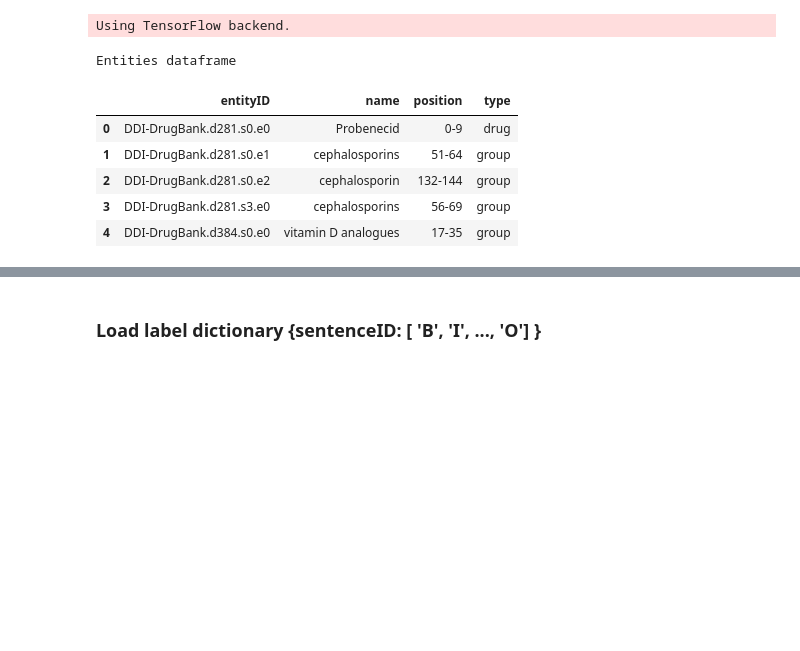
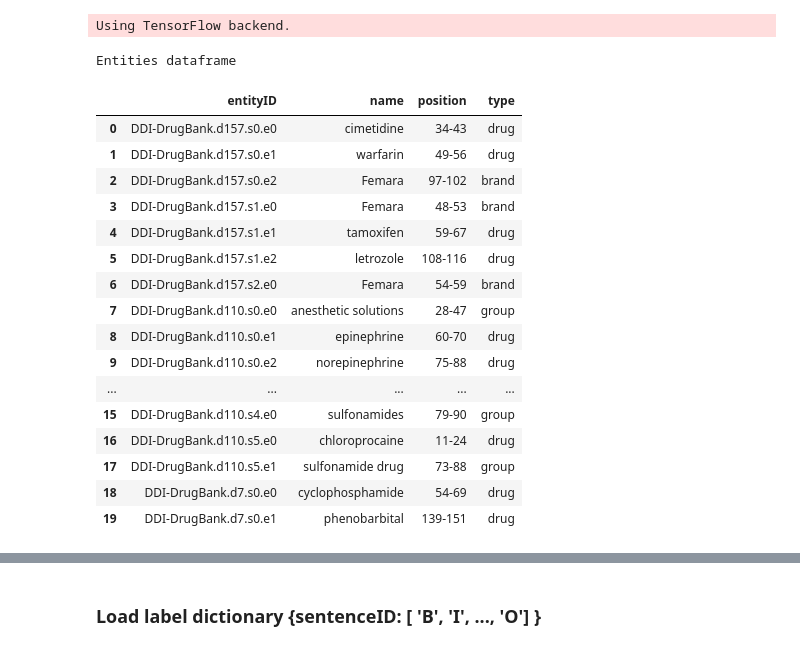
Before and after one commit to noobcode/HLT, a Jupyter notebook: src/Features.ipynb, the cells around one changed output, grey strips where cells are left out. Cells and saved outputs as stored; diff of their text form; code cells hidden in the pictures; blank space fills up the shorter version.

```diff
--- a/src/Features.ipynb
+++ b/src/Features.ipynb
@@ -34,15 +34,26 @@ sentences_df = pd.read_csv(SENTENCE_PATH)
 entities_df = pd.read_csv(ENTITY_PATH)
 # %%
 print('Entities dataframe')
-entities_df.head()
+entities_df.head(20)
 # %% [output]
 Entities dataframe
 |  | entityID | name | position | type |
-| 0 | DDI-DrugBank.d281.s0.e0 | Probenecid | 0-9 | drug |
-| 1 | DDI-DrugBank.d281.s0.e1 | cephalosporins | 51-64 | group |
-| 2 | DDI-DrugBank.d281.s0.e2 | cephalosporin | 132-144 | group |
-| 3 | DDI-DrugBank.d281.s3.e0 | cephalosporins | 56-69 | group |
-| 4 | DDI-DrugBank.d384.s0.e0 | vitamin D analogues | 17-35 | group |
+| 0 | DDI-DrugBank.d157.s0.e0 | cimetidine | 34-43 | drug |
+| 1 | DDI-DrugBank.d157.s0.e1 | warfarin | 49-56 | drug |
+| 2 | DDI-DrugBank.d157.s0.e2 | Femara | 97-102 | brand |
+| 3 | DDI-DrugBank.d157.s1.e0 | Femara | 48-53 | brand |
+| 4 | DDI-DrugBank.d157.s1.e1 | tamoxifen | 59-67 | drug |
+| 5 | DDI-DrugBank.d157.s1.e2 | letrozole | 108-116 | drug |
+| 6 | DDI-DrugBank.d157.s2.e0 | Femara | 54-59 | brand |
+| 7 | DDI-DrugBank.d110.s0.e0 | anesthetic solutions | 28-47 | group |
+| 8 | DDI-DrugBank.d110.s0.e1 | epinephrine | 60-70 | drug |
+| 9 | DDI-DrugBank.d110.s0.e2 | norepinephrine | 75-88 | drug |
+| ... | ... | ... | ... | ... |
+| 15 | DDI-DrugBank.d110.s4.e0 | sulfonamides | 79-90 | group |
+| 16 | DDI-DrugBank.d110.s5.e0 | chloroprocaine | 11-24 | drug |
+| 17 | DDI-DrugBank.d110.s5.e1 | sulfonamide drug | 73-88 | group |
+| 18 | DDI-DrugBank.d7.s0.e0 | cyclophosphamide | 54-69 | drug |
+| 19 | DDI-DrugBank.d7.s0.e1 | phenobarbital | 139-151 | drug |
 # %%
 print('Sentences dataframe')
 sentences_df.head()
```
Also changed, not shown: parts of 20 cells of this notebook, 3 other files.
